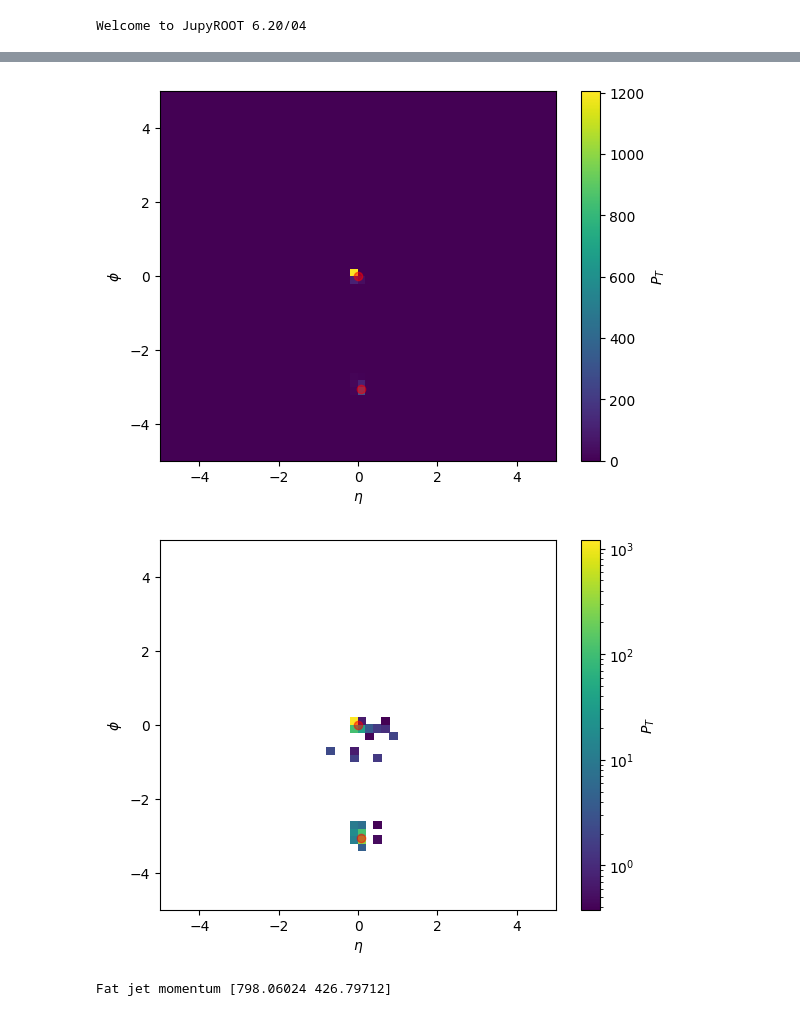
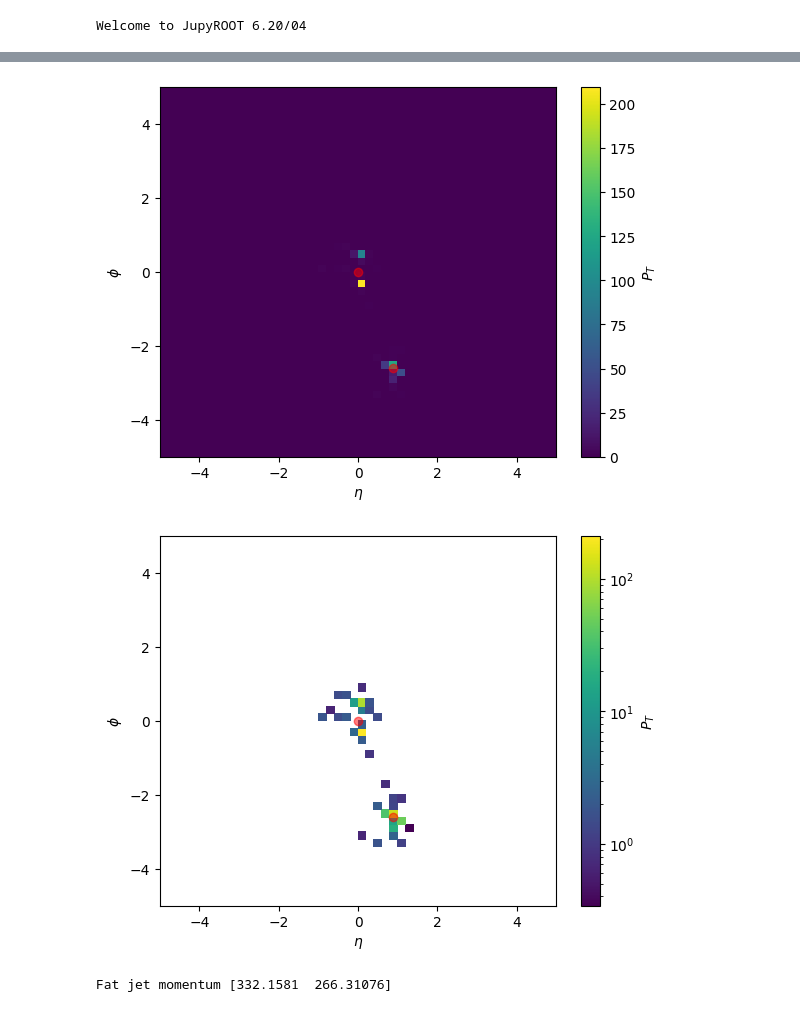
Before and after one commit to FeiChinzz/ggHH, a Jupyter notebook: ggHHanalysis.ipynb, the cells around one changed output, grey strips where cells are left out. Cells and saved outputs as stored; diff of their text form; code cells hidden in the pictures.

```diff
--- a/ggHHanalysis.ipynb
+++ b/ggHHanalysis.ipynb
@@ -33,7 +36,7 @@ print(sig_Fjet_Particles[event_num])
 # %%
 ##### set signal event content #####
 
-event_num = 56
+event_num = 23
 grid_num = 40    # means n^2 points
 events = [sig_file["Delphes;1"]["Particle.Status"].array()[event_num],
         sig_file["Delphes;1"]["Particle.PT"].array()[event_num],
@@ -84,7 +87,7 @@ plt.show()
 # %%
 ##### include data #####
 
-event_num = 56
+event_num = 23
 grid_num = 50    # means n^2 points
 events = [sig_file["Delphes;1"]["Particle.Status"].array(),
         sig_file["Delphes;1"]["Particle.PT"].array(),
@@ -111,33 +114,33 @@ particle_Eta = events[event_num][2][where_jet_particle] - events[event_num][5][0
 particle_Phi = events[event_num][3][where_jet_particle] - events[event_num][6][0]
 particle_PT = events[event_num][1][where_jet_particle]
 
 ##### Draw the jet PT figure #####
 
 xedges = np.linspace(-5, 5, grid_num+1)        # Eta limit
 yedges = np.linspace(-5, 5, grid_num+1)    # Phi limit
 PT = np.zeros([grid_num,grid_num])
 
 for Eta in range(grid_num):
     for Phi in range(grid_num):
         where1 = np.where((xedges[Eta]<particle_Eta) & (particle_Eta<xedges[Eta+1]) & (yedges[Phi]<particle_Phi) & (particle_Phi<yedges[Phi+1]))
         PT[Eta][Phi] = sum(particle_PT[where1])
 
 pcm = plt.pcolormesh(xedges, yedges, PT.T)
 plt.scatter(events[event_num][5]-events[event_num][5][0], events[event_num][6]-events[event_num][6][0], c='r', alpha=0.5)
 plt.colorbar(pcm, label='$P_T$')
 plt.xlabel("$\eta$")
 plt.ylabel("$\phi$")
 plt.show()
 
 pcm = plt.pcolormesh(xedges, yedges, PT.T, norm=LogNorm())
 plt.scatter(events[event_num][5]-events[event_num][5][0], events[event_num][6]-events[event_num][6][0], c='r', alpha=0.5)
 plt.colorbar(pcm, label='$P_T$')
 plt.xlabel("$\eta$")
 plt.ylabel("$\phi$")
 plt.show()
 
 print("Fat jet momentum", events[event_num][7])
 # %% [output]
-[figure, old version]
+[figure, new version]
-[figure, old version]
+[figure, new version]
-Fat jet momentum [798.06024 426.79712]
+Fat jet momentum [332.1581  266.31076]
```
Also changed, not shown: parts of 6 cells of this notebook.
